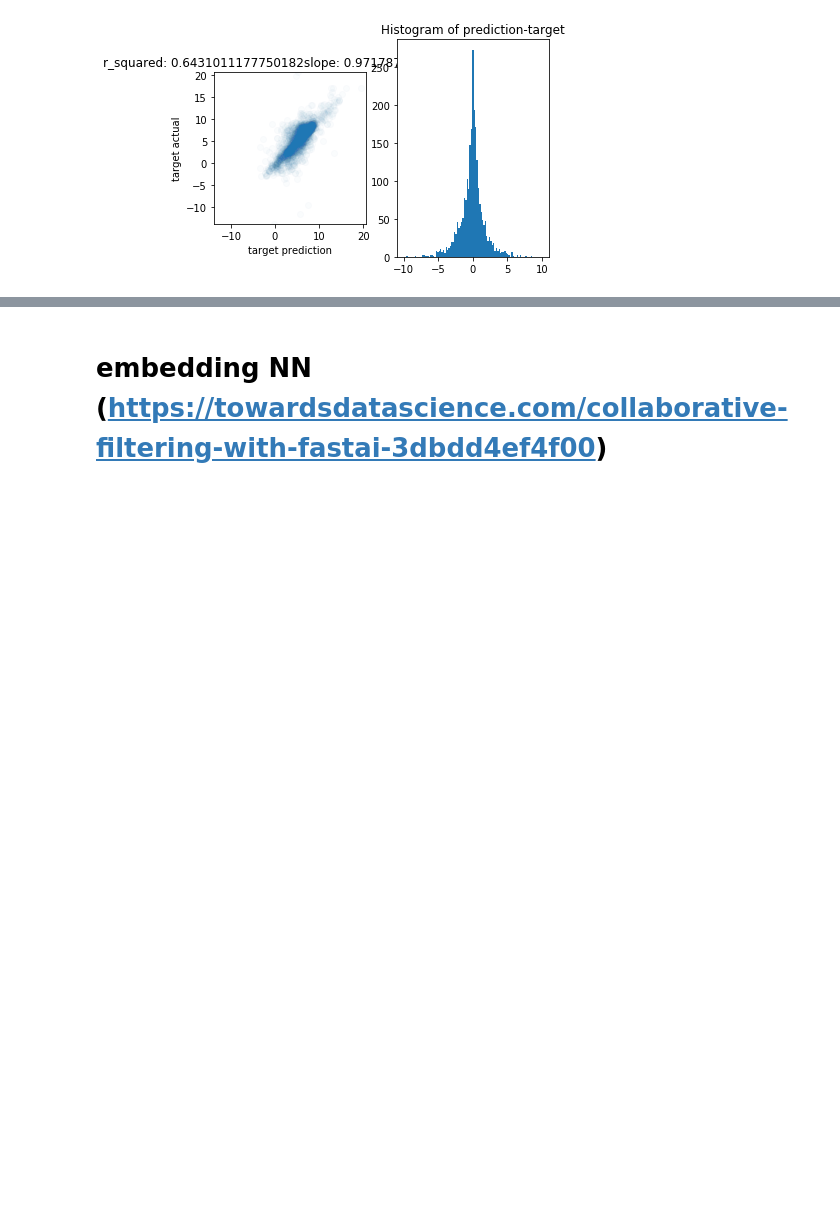
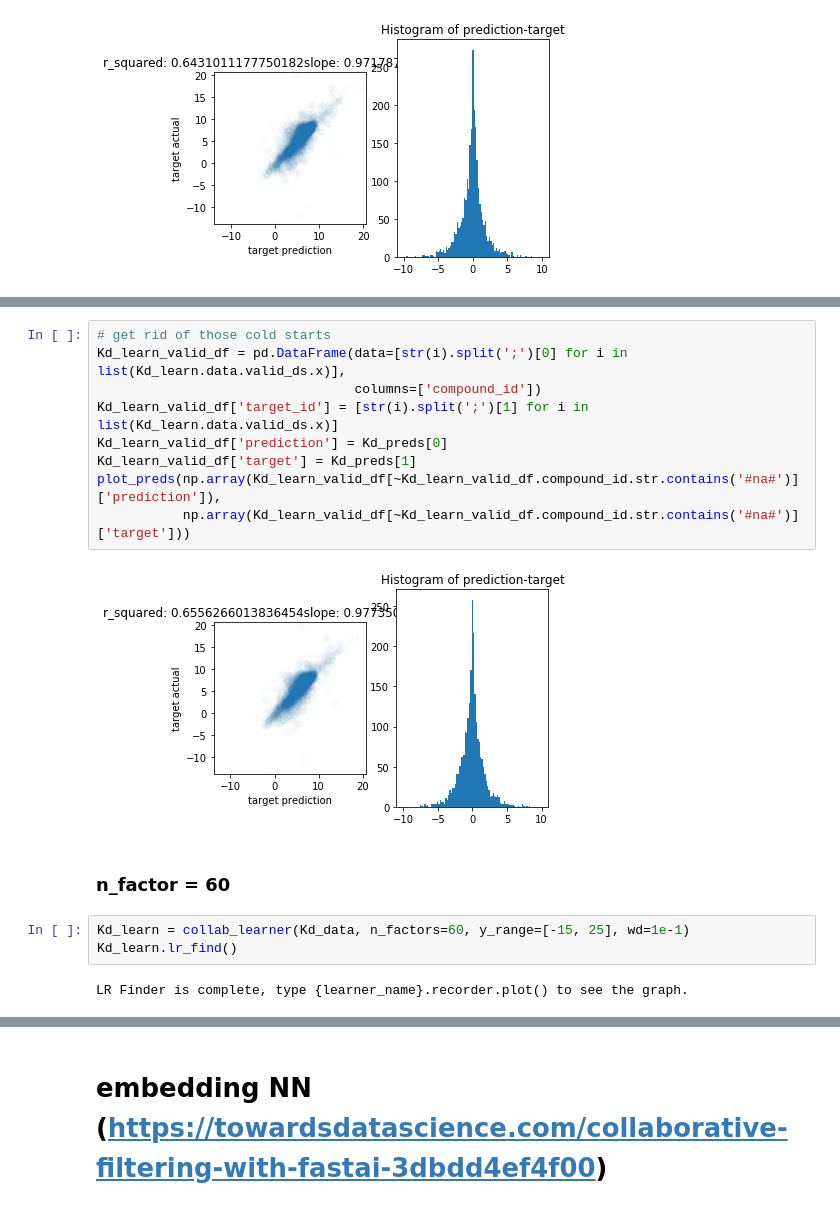
Before and after one commit to ohliumliu/fastai_v3, a Jupyter notebook: nbs/dl1/kinase/kinase.ipynb, the cells around one changed output, grey strips where cells are left out. Saved outputs shown, nothing was run; the diff lists cells and outputs as text; blank space fills up the shorter version.

```diff
--- a/nbs/dl1/kinase/kinase.ipynb
+++ b/nbs/dl1/kinase/kinase.ipynb
@@ -398,0 +422,18 @@ plot_preds(np.array(Kd_learn_valid_df[~Kd_learn_valid_df.compound_id.str.contain
+# %%
+# get rid of those cold starts
+Kd_learn_valid_df = pd.DataFrame(data=[str(i).split(';')[0] for i in list(Kd_learn.data.valid_ds.x)],
+                                 columns=['compound_id'])
+Kd_learn_valid_df['target_id'] = [str(i).split(';')[1] for i in list(Kd_learn.data.valid_ds.x)]
+Kd_learn_valid_df['prediction'] = Kd_preds[0]
+Kd_learn_valid_df['target'] = Kd_preds[1]
+plot_preds(np.array(Kd_learn_valid_df[~Kd_learn_valid_df.compound_id.str.contains('#na#')]['prediction']),
+           np.array(Kd_learn_valid_df[~Kd_learn_valid_df.compound_id.str.contains('#na#')]['target']))
+# %% [output]
+[figure, added]
+# %% [markdown]
+### n_factor = 60
+# %%
+Kd_learn = collab_learner(Kd_data, n_factors=60, y_range=[-15, 25], wd=1e-1)
+Kd_learn.lr_find()
+# %% [output]
+LR Finder is complete, type {learner_name}.recorder.plot() to see the graph.
```
Also changed, not shown: parts of 27 cells of this notebook.
